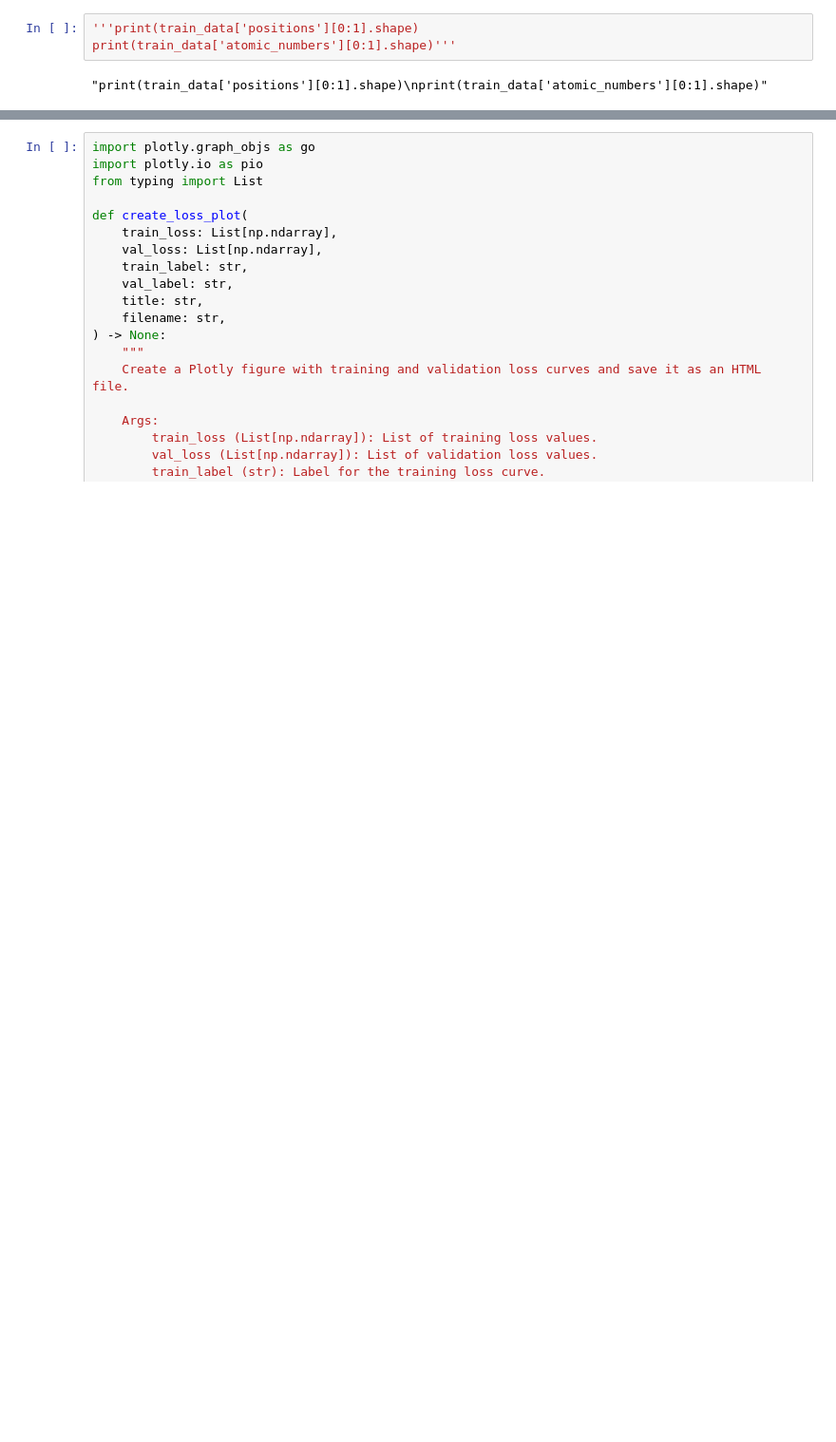
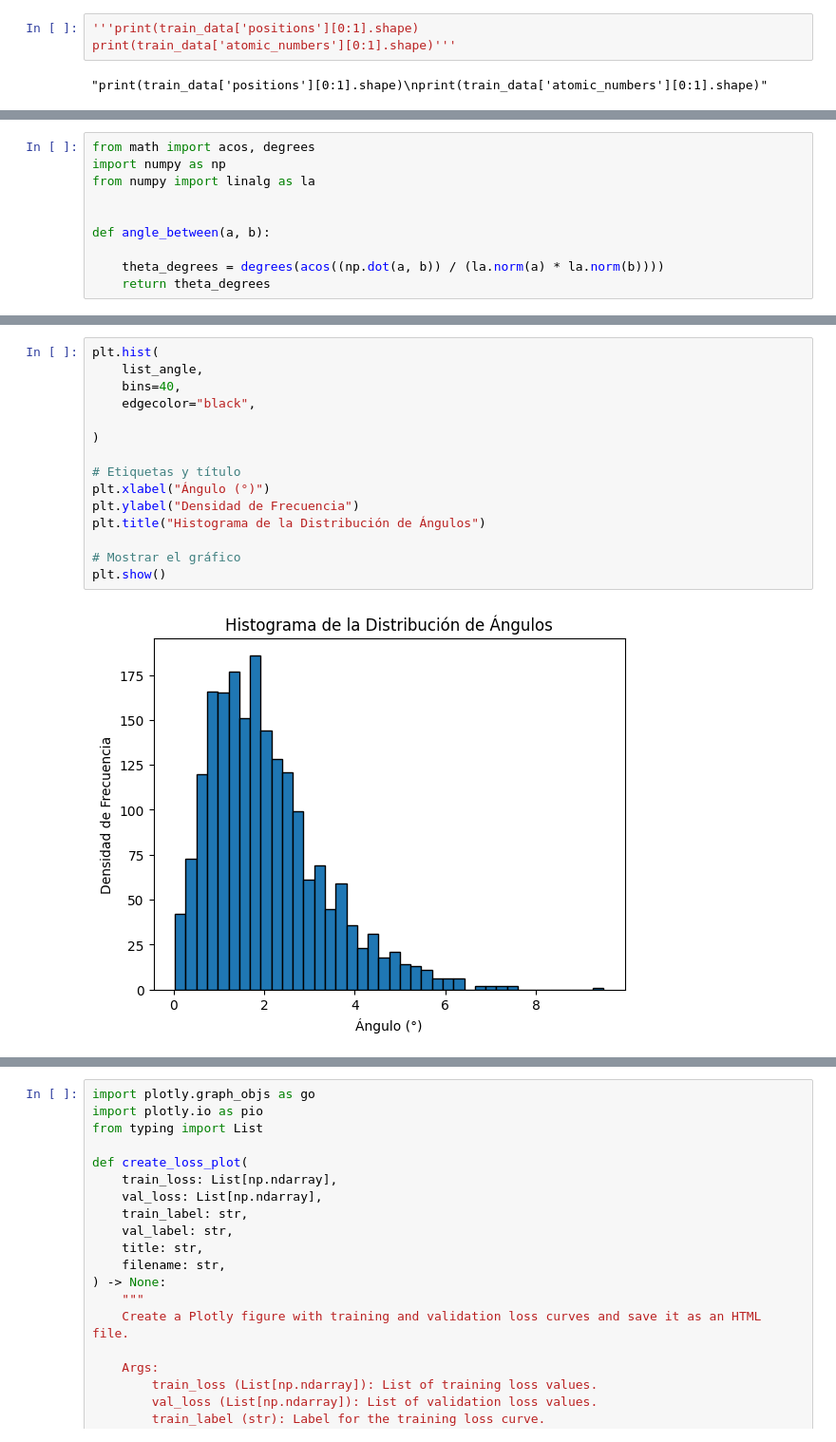
Before and after one commit to X34354/e3x_tranfer, a Jupyter notebook: docs/source/examples/dipole_moment.ipynb, the cells around one changed output, grey strips where cells are left out. Shown: that part at 95% size. Cells and saved outputs as stored; diff of their text form; blank space fills up the shorter version.

```diff
--- a/docs/source/examples/dipole_moment.ipynb
+++ b/docs/source/examples/dipole_moment.ipynb
@@ -465,0 +649,10 @@ epoch   10 train loss  0.018331 valid loss  0.014081
+# %%
+from math import acos, degrees
+import numpy as np
+from numpy import linalg as la
+
+
+def angle_between(a, b):
+
+    theta_degrees = degrees(acos((np.dot(a, b)) / (la.norm(a) * la.norm(b))))
+    return theta_degrees
@@ -465,0 +707,17 @@ epoch   10 train loss  0.018331 valid loss  0.014081
+# %%
+plt.hist(
+    list_angle,
+    bins=40,
+    edgecolor="black",
+
+)
+
+# Etiquetas y título
+plt.xlabel("Ángulo (°)")
+plt.ylabel("Densidad de Frecuencia")
+plt.title("Histograma de la Distribución de Ángulos")
+
+# Mostrar el gráfico
+plt.show()
+# %% [output]
+[figure, added]
```
Also changed, not shown: parts of 20 cells of this notebook.
